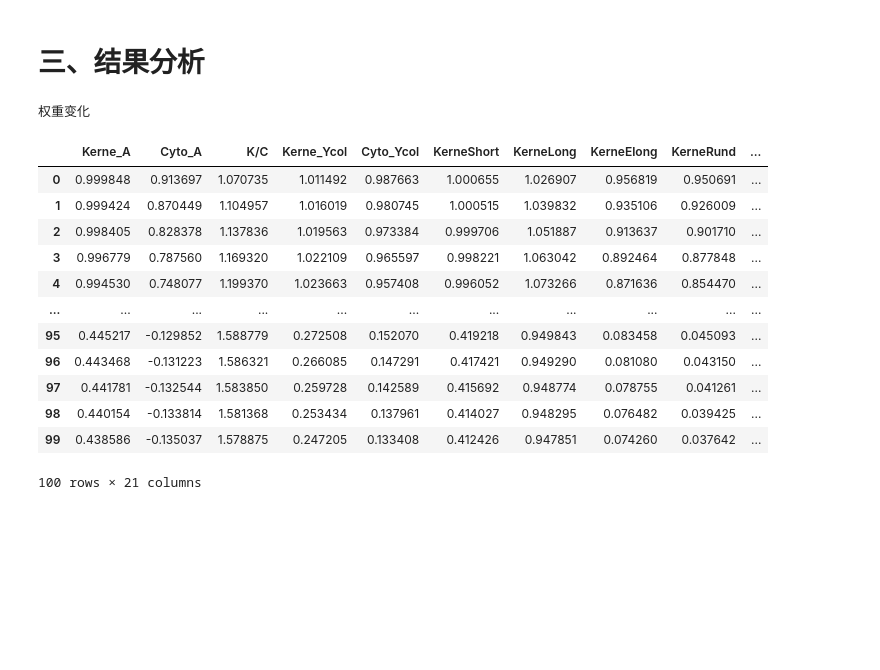
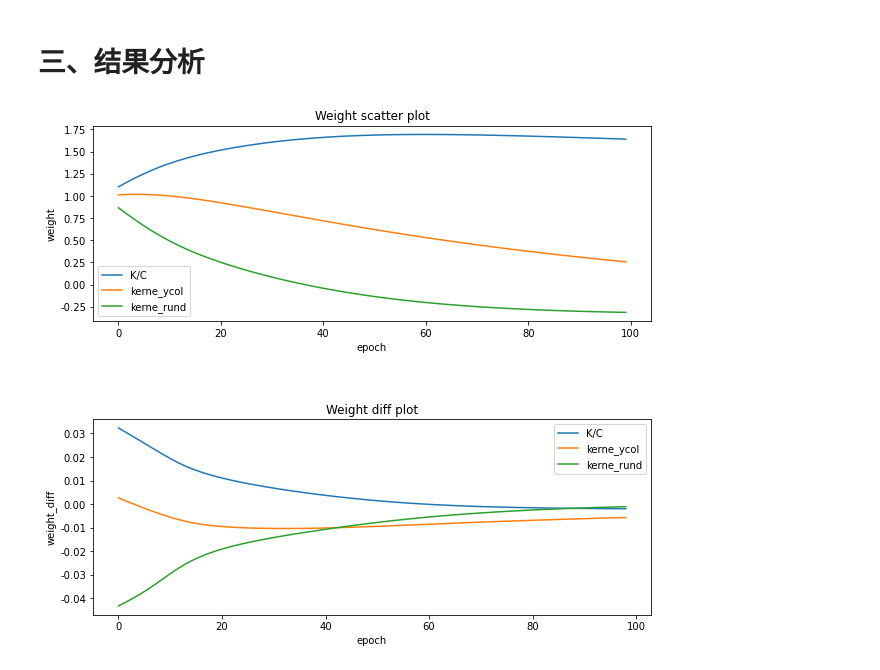
Before and after one commit to pongvista/QuickTourForDeepLearning, a Jupyter notebook: Example/Logistic Regression/logistic_model(1).ipynb, the cells around one changed output. Cells and saved outputs as stored; diff of their text form; code cells hidden in the pictures; blank space fills up the shorter version.

```diff
--- a/Example/Logistic Regression/logistic_model(1).ipynb
+++ b/Example/Logistic Regression/logistic_model(1).ipynb
@@ -143,13 +148,12 @@ Name: label, dtype: int64
 Name: label, dtype: int64
 # %%
 class MyDataset(Dataset):
-    def __init__(self, df:pd.DataFrame, shuffule=False):
+    def __init__(self, df:pd.DataFrame):
         feature = df.iloc[:, 0:(-1)].values
         label = df.iloc[:, -1].values
 
         self.feature = torch.tensor(feature, dtype=torch.float32)
         self.label = torch.tensor(label, dtype=torch.float32)
-        self.shuffle = shuffule
 
     def __len__(self):
         return len(self.feature)
@@ -410,26 +434,45 @@ KeyboardInterrupt:
 # %% [markdown]
 # 三、结果分析
-# %%
-# 可视化权重变化
-# FIXME
-print('权重变化')
-pd.set_option('display.max_colwidth', None)
-cols = list(df_train.columns.values)[:-1]
-cols.append('bias')
-df_weights = pd.DataFrame(weights, columns=cols)
-df_weights
-# %% [output]
-权重变化
-|  | Kerne_A | Cyto_A | K/C | Kerne_Ycol | Cyto_Ycol | KerneShort | KerneLong | KerneElong | KerneRund | ... |
-| 0 | 0.999848 | 0.913697 | 1.070735 | 1.011492 | 0.987663 | 1.000655 | 1.026907 | 0.956819 | 0.950691 | ... |
-| 1 | 0.999424 | 0.870449 | 1.104957 | 1.016019 | 0.980745 | 1.000515 | 1.039832 | 0.935106 | 0.926009 | ... |
-| 2 | 0.998405 | 0.828378 | 1.137836 | 1.019563 | 0.973384 | 0.999706 | 1.051887 | 0.913637 | 0.901710 | ... |
-| 3 | 0.996779 | 0.787560 | 1.169320 | 1.022109 | 0.965597 | 0.998221 | 1.063042 | 0.892464 | 0.877848 | ... |
-| 4 | 0.994530 | 0.748077 | 1.199370 | 1.023663 | 0.957408 | 0.996052 | 1.073266 | 0.871636 | 0.854470 | ... |
-| ... | ... | ... | ... | ... | ... | ... | ... | ... | ... | ... |
-| 95 | 0.445217 | -0.129852 | 1.588779 | 0.272508 | 0.152070 | 0.419218 | 0.949843 | 0.083458 | 0.045093 | ... |
-| 96 | 0.443468 | -0.131223 | 1.586321 | 0.266085 | 0.147291 | 0.417421 | 0.949290 | 0.081080 | 0.043150 | ... |
-| 97 | 0.441781 | -0.132544 | 1.583850 | 0.259728 | 0.142589 | 0.415692 | 0.948774 | 0.078755 | 0.041261 | ... |
-| 98 | 0.440154 | -0.133814 | 1.581368 | 0.253434 | 0.137961 | 0.414027 | 0.948295 | 0.076482 | 0.039425 | ... |
-| 99 | 0.438586 | -0.135037 | 1.578875 | 0.247205 | 0.133408 | 0.412426 | 0.947851 | 0.074260 | 0.037642 | ... |
-100 rows × 21 columns
+# %%
+# 可视化权重变化
+# FIXME
+cols = list(df_train.columns.values)[:-1]
+cols.append('bias')
+df_weights = pd.DataFrame(weights, columns=cols)
+kc, kerne_ycol, kerne_rund = df_weights.iloc[:, 2], df_weights.iloc[:, 3], df_weights.iloc[:, 9]
+
+def calculate_diff(weights):
+    result = []
+    n = weights.shape[0]
+    for i in range(1, n):
+        result.append(weights[i] - weights[i-1])
+    return result
+
+diff1, diff2, diff3 = calculate_diff(kc), calculate_diff(kerne_ycol), calculate_diff(kerne_rund)
+plt.figure(figsize=(10, 9))
+
+# 权重变化图
+plt.subplot(2, 1, 1)
+x = np.arange(0, epoches)
+plt.plot(x, kc, label='K/C')
+plt.plot(x, kerne_ycol, label='kerne_ycol')
+plt.plot(x, kerne_rund, label='kerne_rund')
+plt.title('Weight scatter plot')
+plt.xlabel('epoch')
+plt.ylabel('weight')
+plt.legend()
+
+# 权重差值变化图
+plt.subplot(2, 1, 2)
+x = np.arange(0,  len(diff1))
+plt.plot(x, diff1, label='K/C')
+plt.plot(x, diff2, label='kerne_ycol')
+plt.plot(x, diff3, label='kerne_rund')
+plt.title('Weight diff plot')
+plt.xlabel('epoch')
+plt.ylabel('weight_diff')
+plt.subplots_adjust(hspace=0.5)
+plt.legend()
+plt.show()
+# %% [output]
+[figure, added]
```
Also changed, not shown: parts of 53 cells of this notebook.
